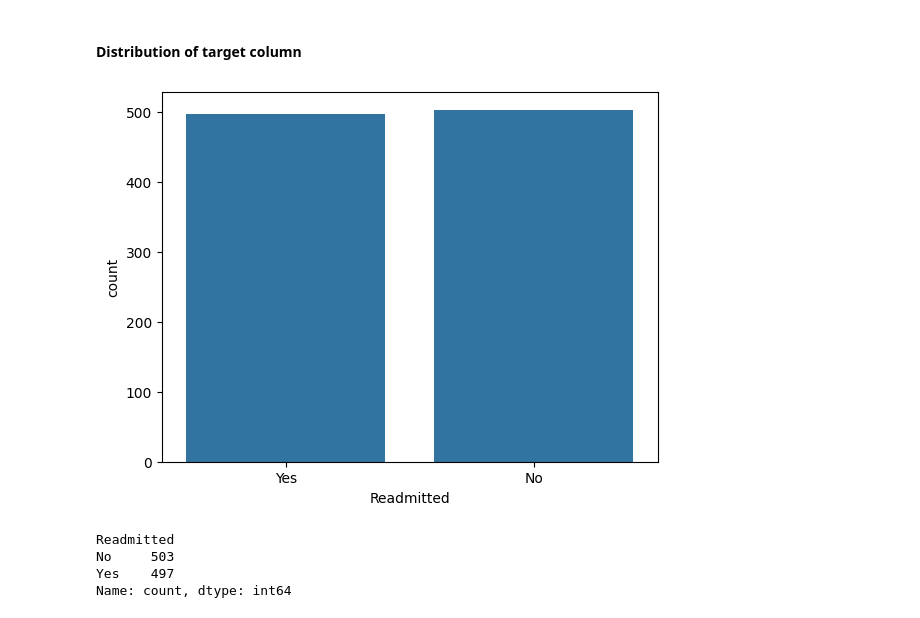
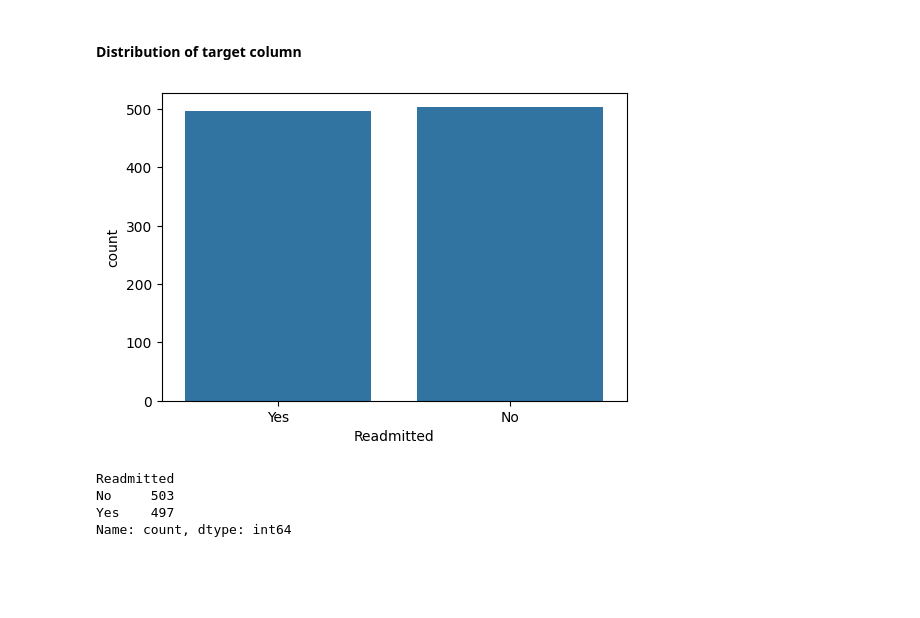
Before and after one commit to Iswaryaparthi/NLP_SentimentAnalysis, a Jupyter notebook: FinalProject_2/readmission_v1.ipynb, the cells around one changed output. Drawn from its saved outputs; the diff is of its cells as text; code cells hidden in the pictures; blank space fills up the shorter version.

```diff
--- a/FinalProject_2/readmission_v1.ipynb
+++ b/FinalProject_2/readmission_v1.ipynb
@@ -38,10 +38,13 @@ memory usage: 101.7+ KB
 #### Distribution of target column
 # %%
 import seaborn as sns
+import matplotlib.pyplot as plt
 
-ax = sns.countplot(x = 'Readmitted', data = df)
+plt.figure(figsize=(6,4))
+sns.countplot(x = 'Readmitted', data = df)
+plt.show()
 # %% [output]
-[figure, old version]
+[figure, new version]
 # %%
 readmit_distri = df['Readmitted'].value_counts()
 print(readmit_distri)
```
Also changed, not shown: parts of 42 cells of this notebook.
